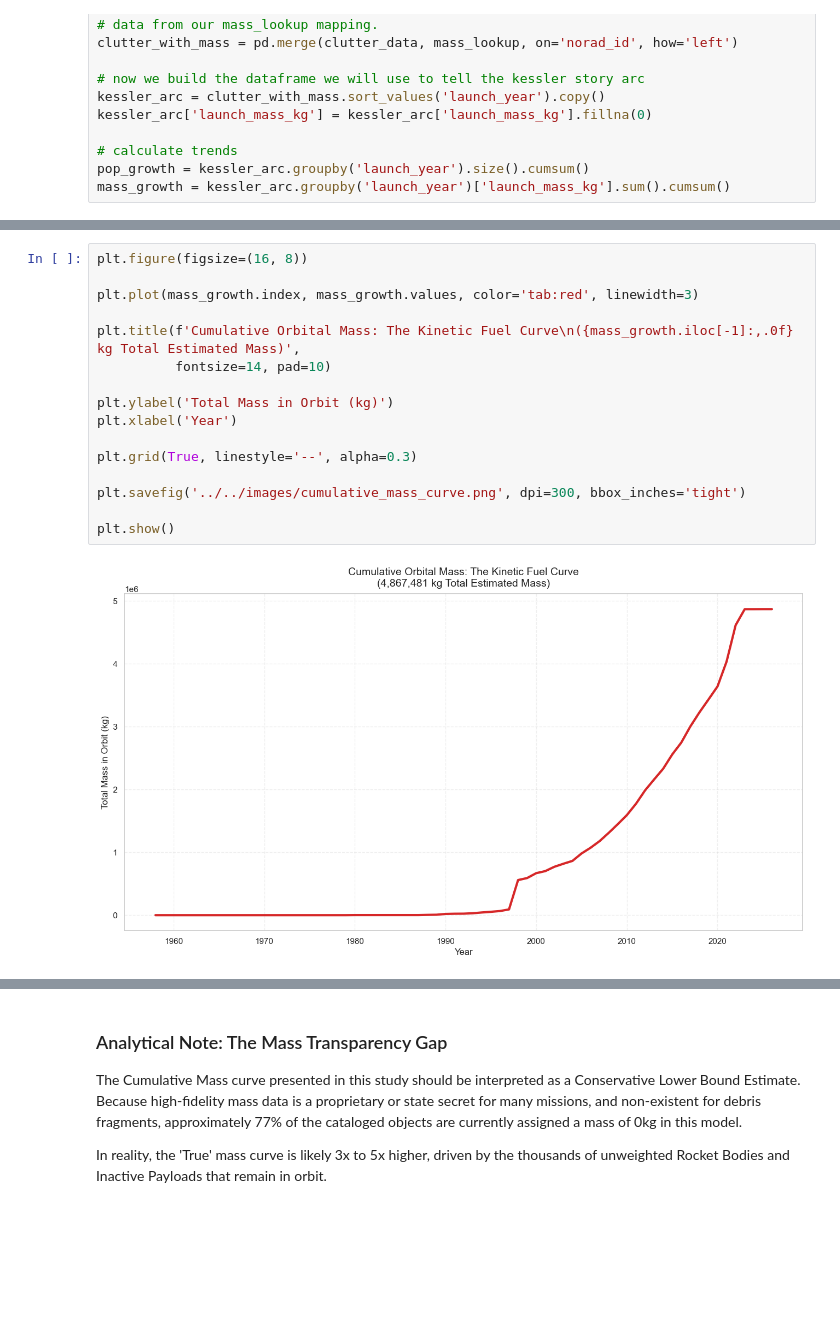
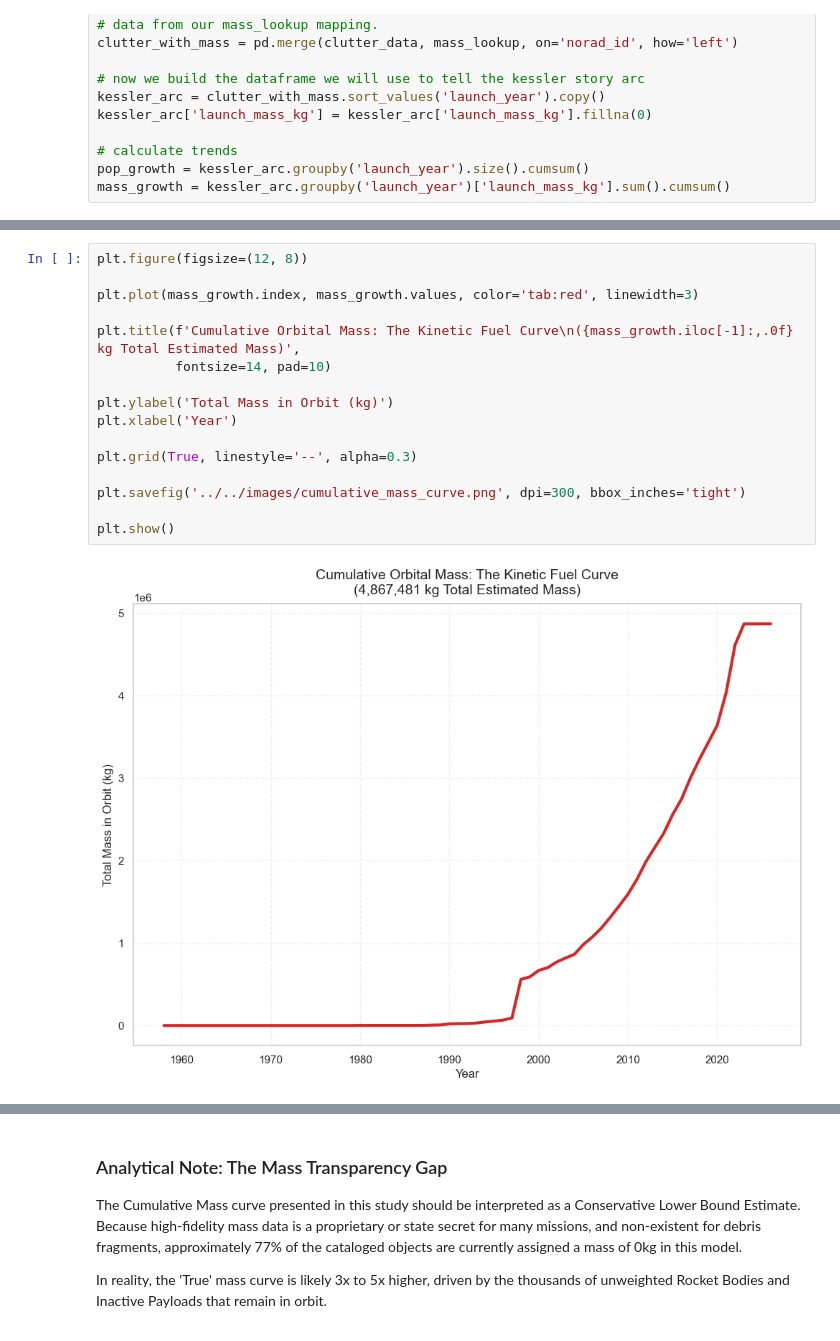
Before and after one commit to sithid/orbital-debris-assessment, a Jupyter notebook: notebooks/eda/satcat_eda.ipynb, the cells around one changed output, grey strips where cells are left out. Saved outputs shown, nothing was run; the diff lists cells and outputs as text; blank space fills up the shorter version.

```diff
--- a/notebooks/eda/satcat_eda.ipynb
+++ b/notebooks/eda/satcat_eda.ipynb
@@ -486,19 +486,19 @@ plt.show()
 # %%
-plt.figure(figsize=(16, 8))
+plt.figure(figsize=(12, 8))
 
 plt.plot(mass_growth.index, mass_growth.values, color='tab:red', linewidth=3)
 
 plt.title(f'Cumulative Orbital Mass: The Kinetic Fuel Curve\n({mass_growth.iloc[-1]:,.0f} kg Total Estimated Mass)',
           fontsize=14, pad=10)
 
 plt.ylabel('Total Mass in Orbit (kg)')
 plt.xlabel('Year')
 
 plt.grid(True, linestyle='--', alpha=0.3)
 
 plt.savefig('../../images/cumulative_mass_curve.png', dpi=300, bbox_inches='tight')
 
 plt.show()
 # %% [output]
-[figure, old version]
+[figure, new version]
 # %%
```
Also changed, not shown: parts of 2 cells of this notebook, 3 other files.
